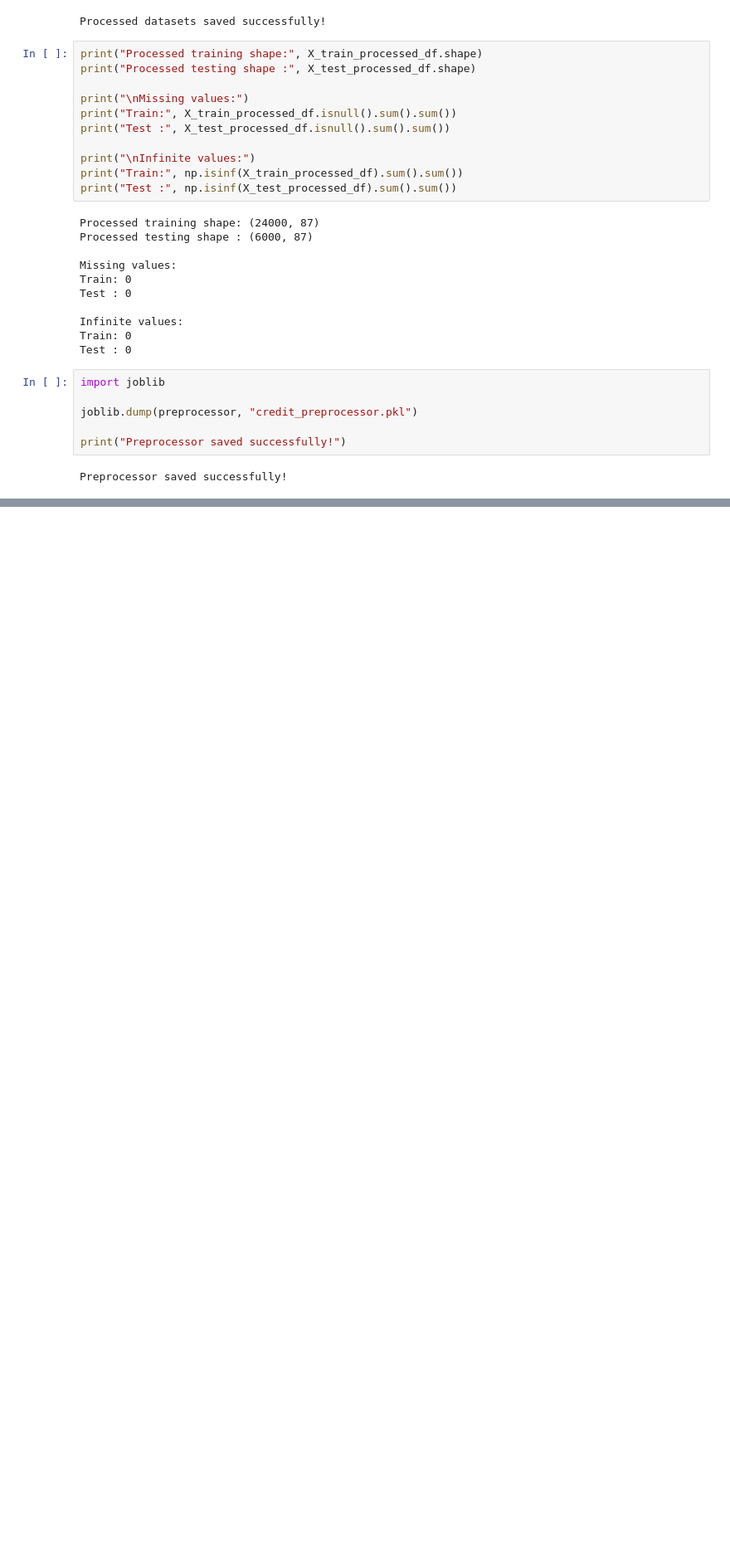
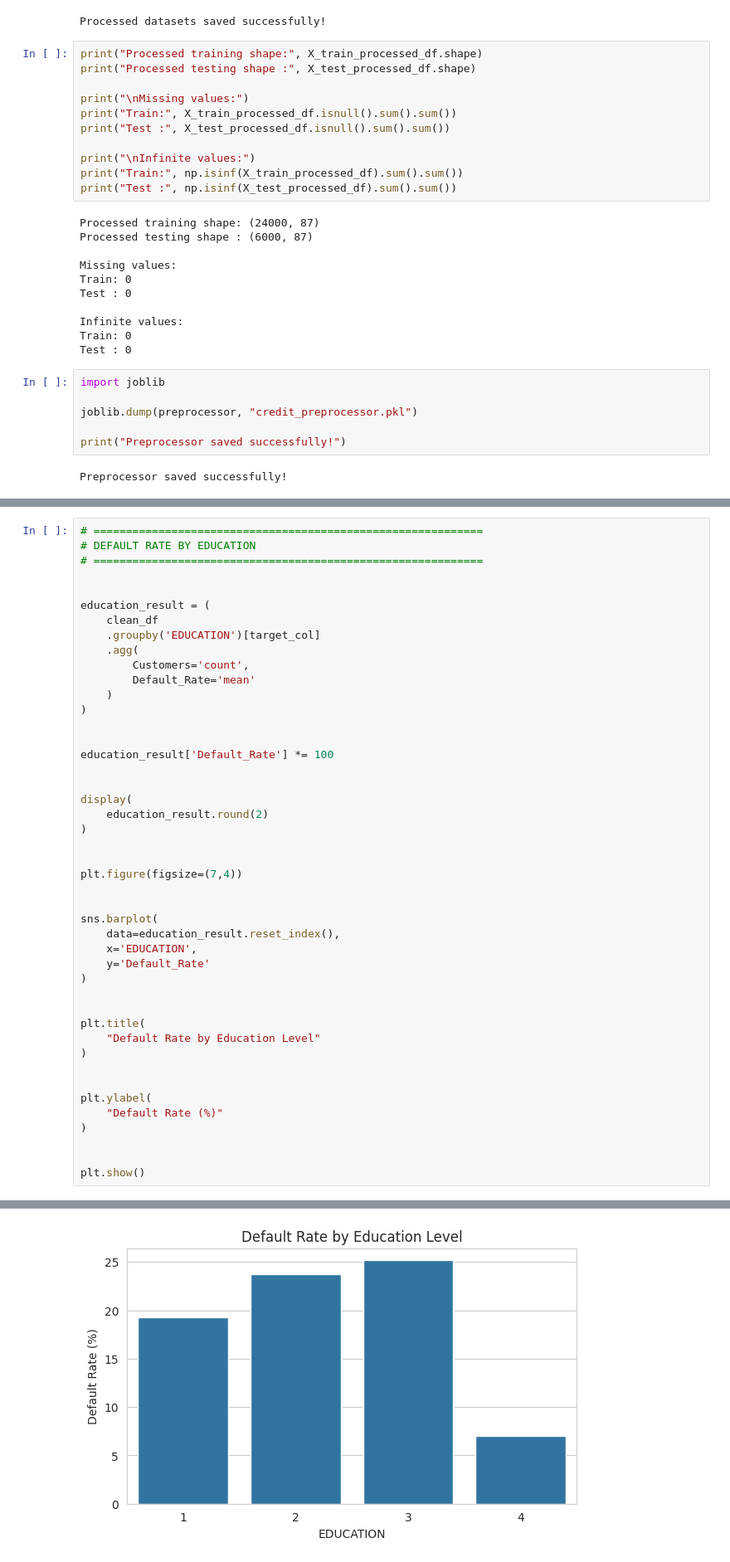
Before and after one commit to riasad30/Thesis, a Jupyter notebook: Untitled0.ipynb, the cells around one changed output, grey strips where cells are left out. Shown at 83% size. Cells and saved outputs as stored; diff of their text form; blank space fills up the shorter version.

```diff
--- a/Untitled0.ipynb
+++ b/Untitled0.ipynb
@@ -1052,0 +1228,46 @@ Preprocessor saved successfully!
+# %%
+# ============================================================
+# DEFAULT RATE BY EDUCATION
+# ============================================================
+
+
+education_result = (
+    clean_df
+    .groupby('EDUCATION')[target_col]
+    .agg(
+        Customers='count',
+        Default_Rate='mean'
+    )
+)
+
+
+education_result['Default_Rate'] *= 100
+
+
+display(
+    education_result.round(2)
+)
+
+
+plt.figure(figsize=(7,4))
+
+
+sns.barplot(
+    data=education_result.reset_index(),
+    x='EDUCATION',
+    y='Default_Rate'
+)
+
+
+plt.title(
+    "Default Rate by Education Level"
+)
+
+
+plt.ylabel(
+    "Default Rate (%)"
+)
+
+
+plt.show()
+# %% [output]
@@ -1052,0 +1280 @@ Preprocessor saved successfully!
+[figure, added]
```
Also changed, not shown: parts of 31 cells of this notebook.
